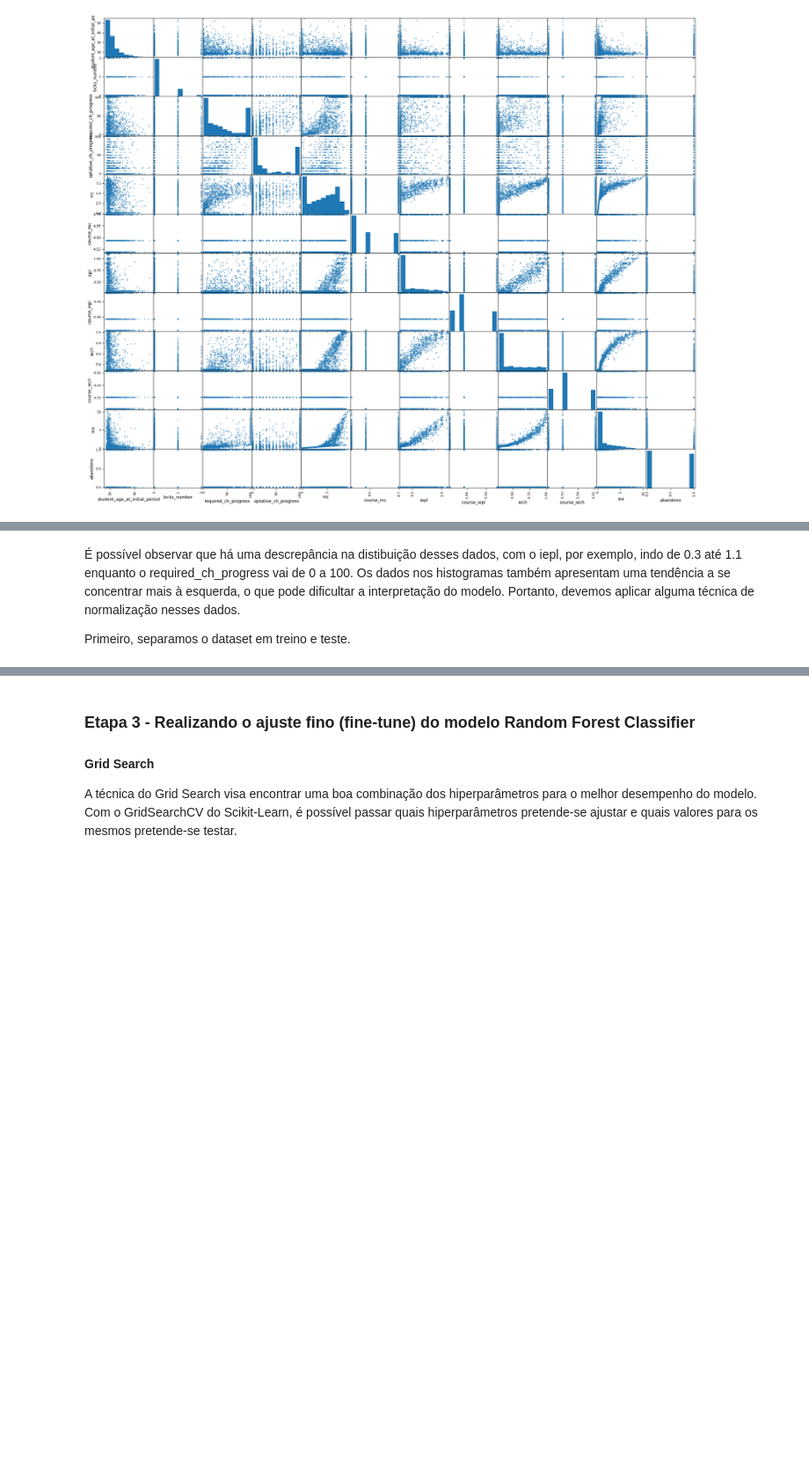
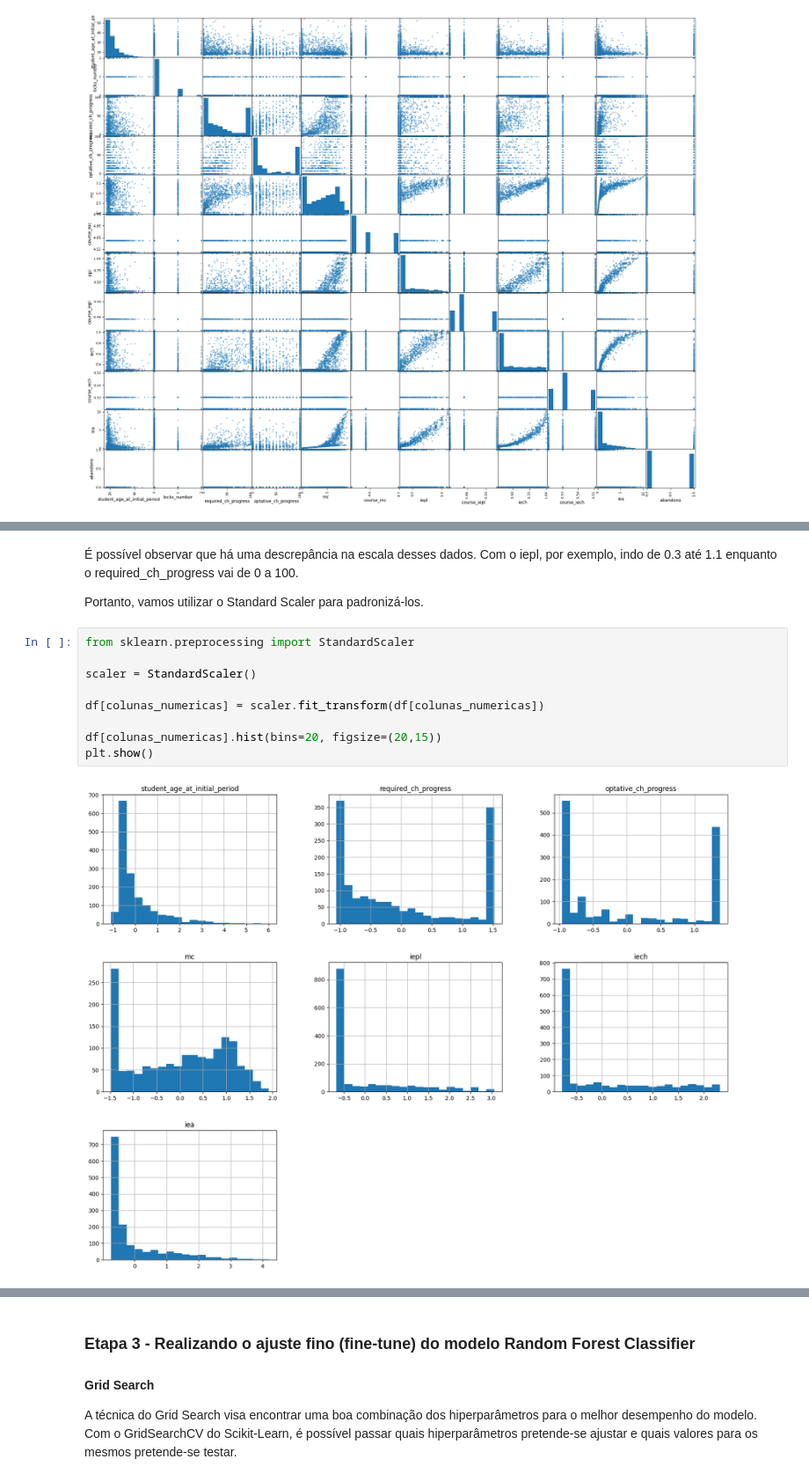
Before and after one commit to gabrielmoliva/Atividade-1---Machine-Learning, a Jupyter notebook: modelo.ipynb, the cells around one changed output, grey strips where cells are left out. Shown at 88% size. Drawn from its saved outputs; the diff is of its cells as text; blank space fills up the shorter version.

```diff
--- a/modelo.ipynb
+++ b/modelo.ipynb
@@ -196,5 +247,15 @@ plt.show()
 # %% [markdown]
-É possível observar que há uma descrepância na distibuição desses dados, com o iepl, por exemplo, indo de 0.3 até 1.1 enquanto o required_ch_progress vai de 0 a 100. Os dados nos histogramas também apresentam uma tendência a se concentrar mais à esquerda, o que pode dificultar a interpretação do modelo.
-Portanto, devemos aplicar alguma técnica de normalização nesses dados.
+É possível observar que há uma descrepância na escala desses dados. Com o iepl, por exemplo, indo de 0.3 até 1.1 enquanto o required_ch_progress vai de 0 a 100.
 
-Primeiro, separamos o dataset em treino e teste.
+Portanto, vamos utilizar o Standard Scaler para padronizá-los.
+# %%
+from sklearn.preprocessing import StandardScaler
+
+scaler = StandardScaler()
+
+df[colunas_numericas] = scaler.fit_transform(df[colunas_numericas])
+
+df[colunas_numericas].hist(bins=20, figsize=(20,15))
+plt.show()
+# %% [output]
+[figure, added]
```
Also changed, not shown: parts of 28 cells of this notebook.
